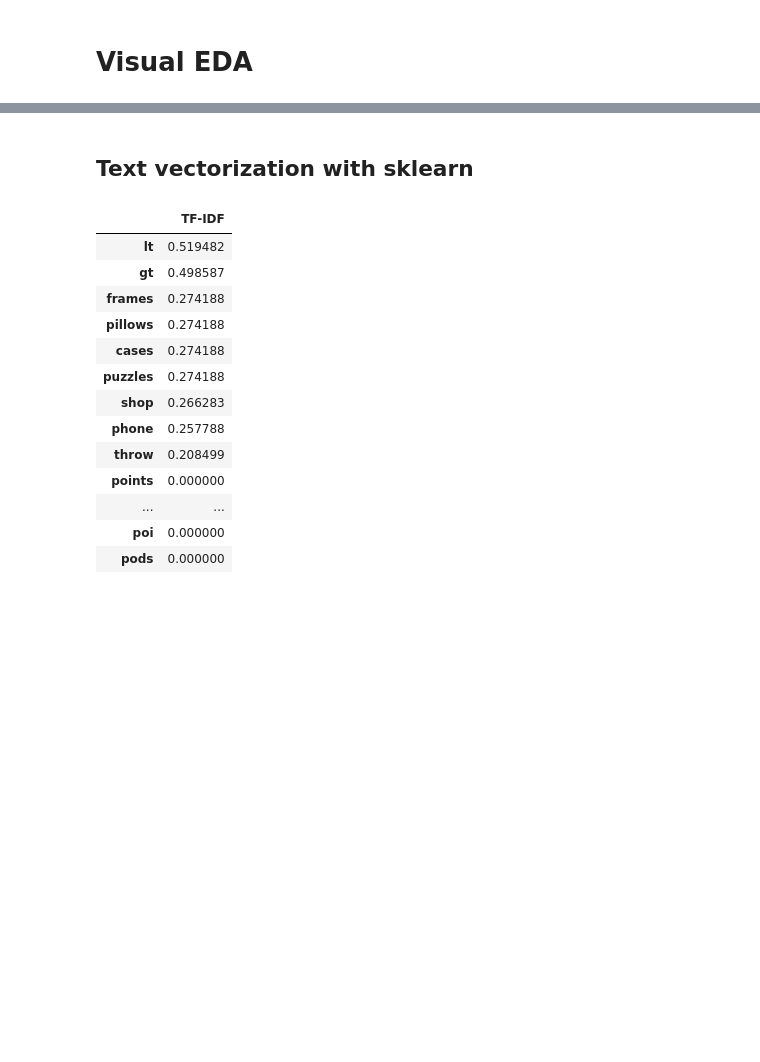
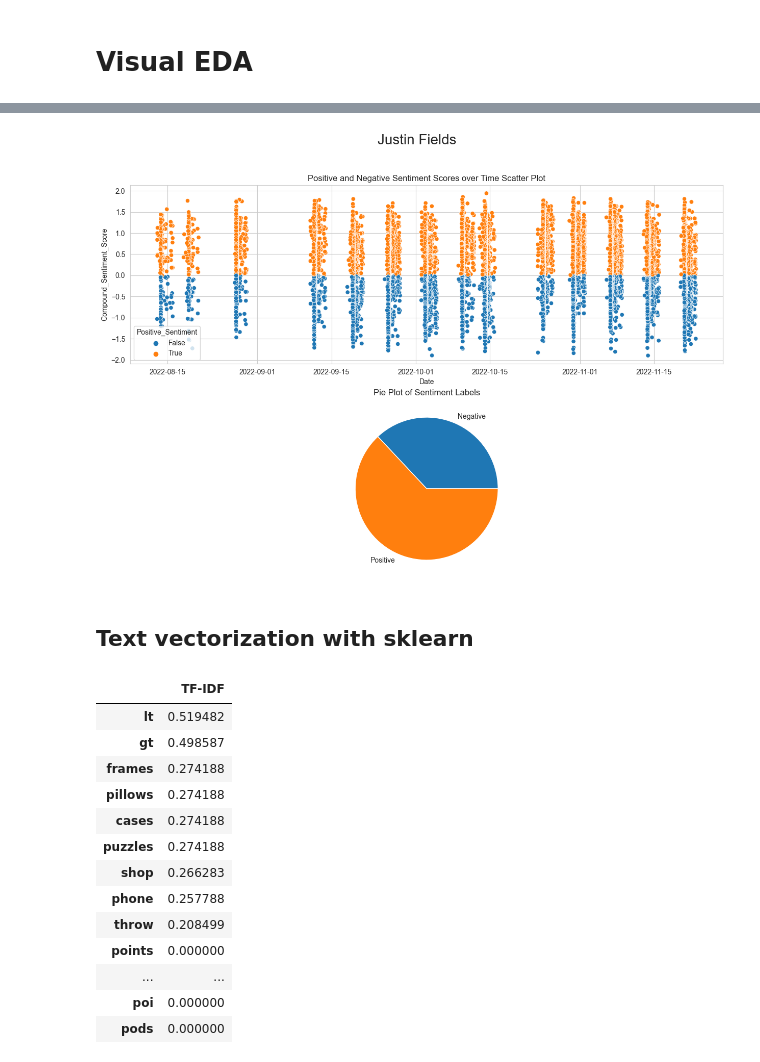
Before and after one commit to CAGeorge0418/CSCI4502_Project, a Jupyter notebook: Niners_Bears/EDA_Filtered_Niners_Bears.ipynb, the cells around one changed output, grey strips where cells are left out. Drawn from its saved outputs; the diff is of its cells as text; code cells hidden in the pictures; blank space fills up the shorter version.

```diff
--- a/Niners_Bears/EDA_Filtered_Niners_Bears.ipynb
+++ b/Niners_Bears/EDA_Filtered_Niners_Bears.ipynb
@@ -433,0 +477,3 @@ df_jimmy.info()
+# %%
+df_fields = mega_bears_df.loc[(mega_bears_df['clean_Tweet'].str.contains("fields")) | (mega_bears_df['clean_Tweet'].str.contains("justin"))]
+df_fields.Tweet
@@ -441,3 +505,7 @@ make_scatter_and_pie_figure(df_jimmy,"test3")
+# %%
+make_scatter_and_pie_figure(df_fields,"Justin Fields")
+# %% [output]
+[figure, added]
 # %% [markdown]
 ## Text vectorization with sklearn
 # %%
```
Also changed, not shown: parts of 32 cells of this notebook, 3 other files.
